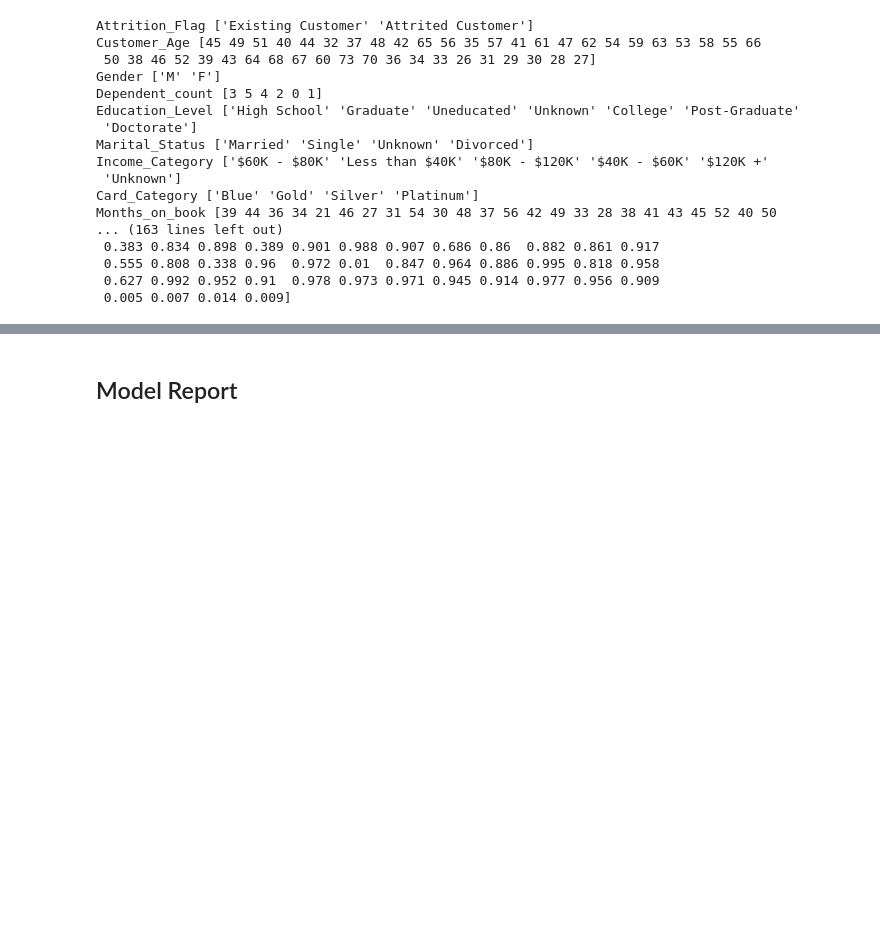
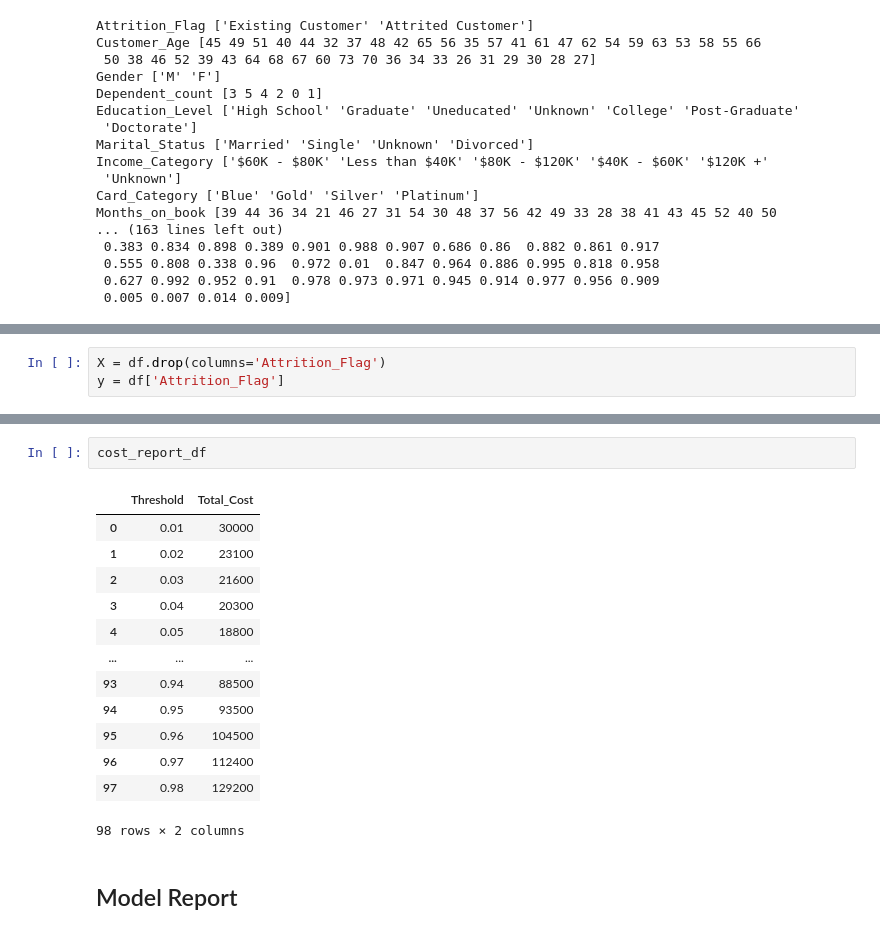
Before and after one commit to Amogh9341/Credit_Card_Churn, a Jupyter notebook: notebooks/Modelling.ipynb, the cells around one changed output, grey strips where cells are left out. Saved outputs shown, nothing was run; the diff lists cells and outputs as text; blank space fills up the shorter version.

```diff
--- a/notebooks/Modelling.ipynb
+++ b/notebooks/Modelling.ipynb
@@ -216,0 +252,3 @@ LGBMClassifier(class_weight='balanced', learning_rate=0.05, n_estimators=200,
+# %%
+X = df.drop(columns='Attrition_Flag')
+y = df['Attrition_Flag']
@@ -217,2 +575,18 @@ LGBMClassifier(class_weight='balanced', learning_rate=0.05, n_estimators=200,
+# %%
+cost_report_df
+# %% [output]
+|  | Threshold | Total_Cost |
+| 0 | 0.01 | 30000 |
+| 1 | 0.02 | 23100 |
+| 2 | 0.03 | 21600 |
+| 3 | 0.04 | 20300 |
+| 4 | 0.05 | 18800 |
+| ... | ... | ... |
+| 93 | 0.94 | 88500 |
+| 94 | 0.95 | 93500 |
+| 95 | 0.96 | 104500 |
+| 96 | 0.97 | 112400 |
+| 97 | 0.98 | 129200 |
+98 rows × 2 columns
 # %% [markdown]
 ## Model Report
```
Also changed, not shown: parts of 57 cells of this notebook, 3 other files.
